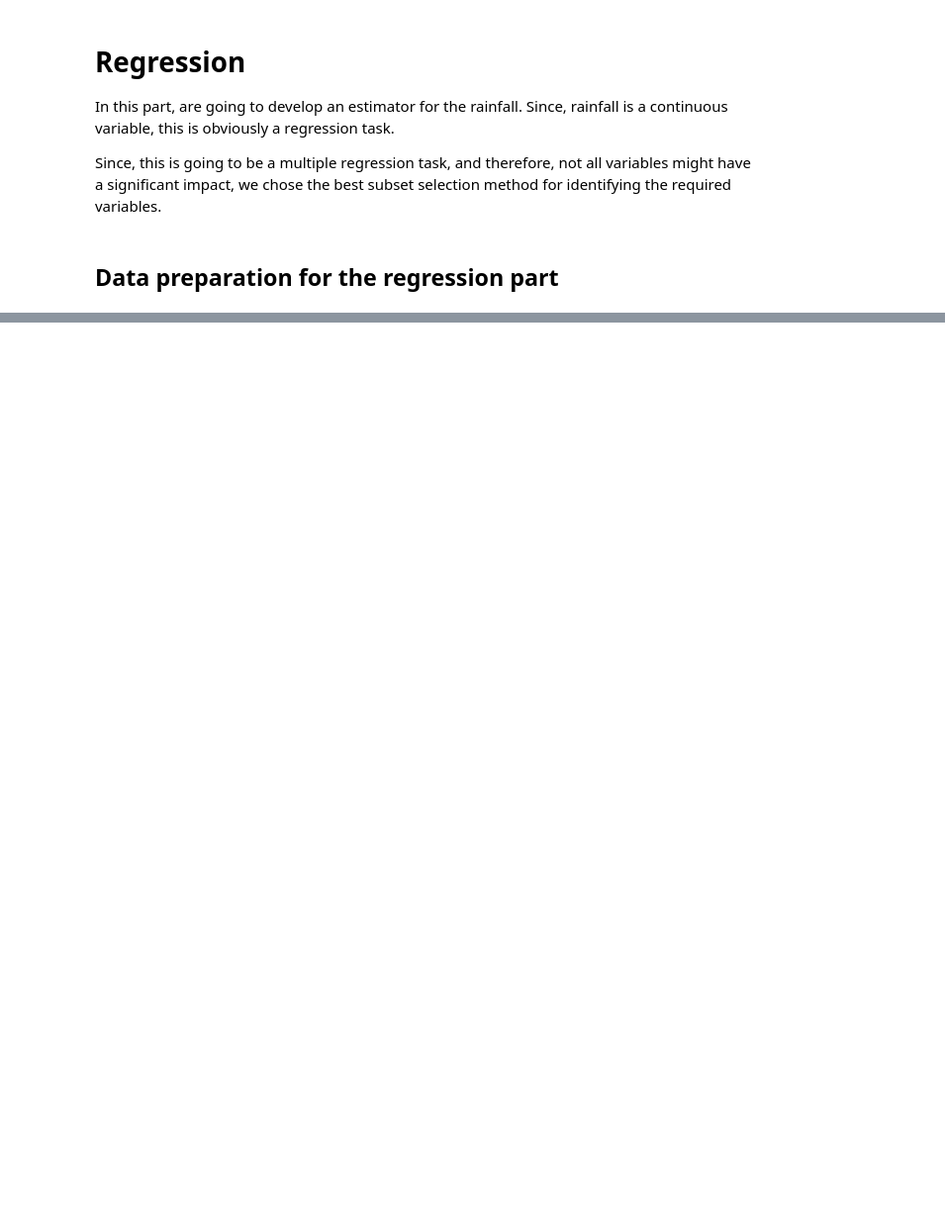
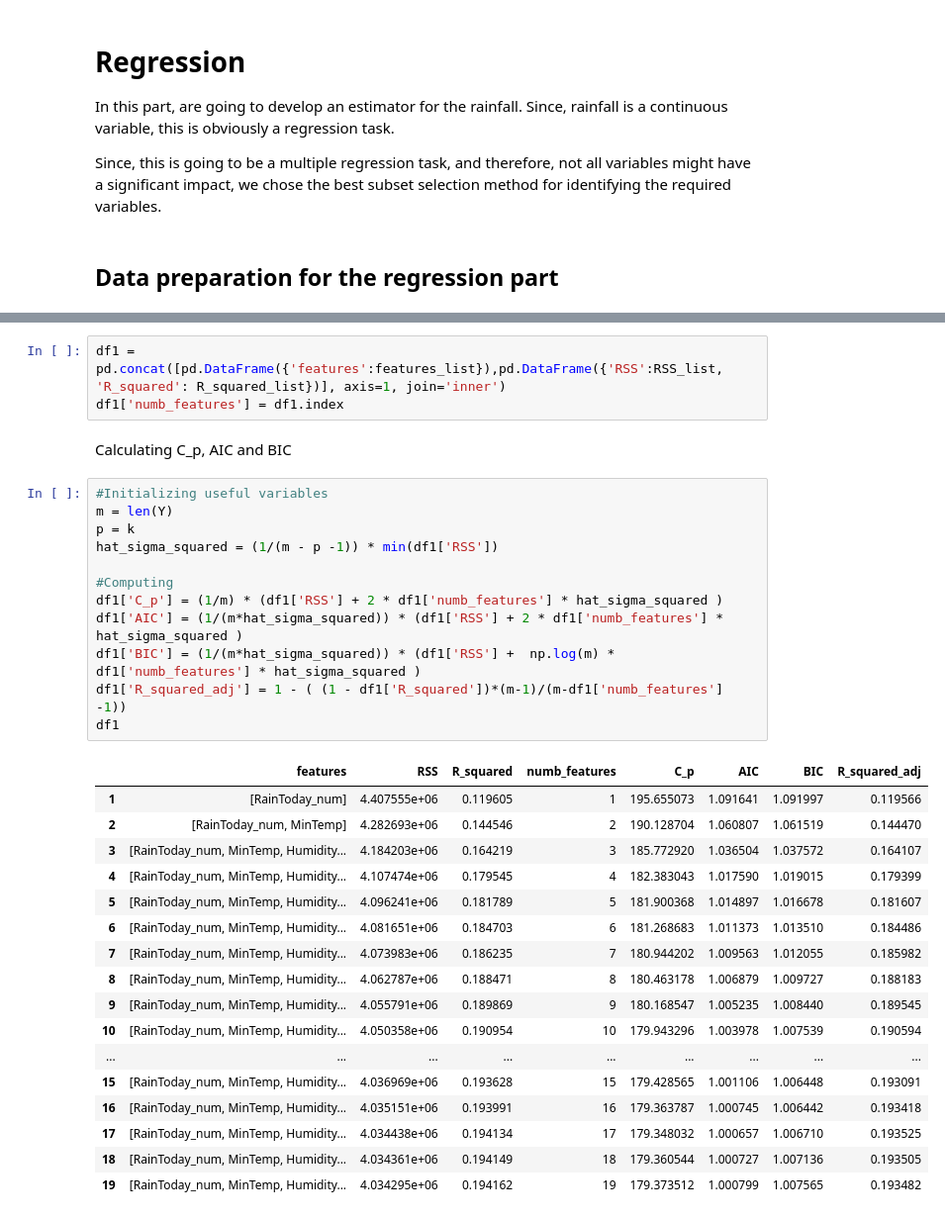
Before and after one commit to Stern1710/australia-weather-data, a Jupyter notebook: SPOD_Group7_Project.ipynb, the cells around one changed output, grey strips where cells are left out. Shown at 99% size. Drawn from its saved outputs; the diff is of its cells as text; blank space fills up the shorter version.

```diff
--- a/SPOD_Group7_Project.ipynb
+++ b/SPOD_Group7_Project.ipynb
@@ -381,0 +639,35 @@ Now, after the data is prepared for the regression part, we now start the subset
+# %%
+df1 = pd.concat([pd.DataFrame({'features':features_list}),pd.DataFrame({'RSS':RSS_list, 'R_squared': R_squared_list})], axis=1, join='inner')
+df1['numb_features'] = df1.index
+# %% [markdown]
+Calculating C\_p, AIC and BIC
+# %%
+#Initializing useful variables
+m = len(Y)
+p = k
+hat_sigma_squared = (1/(m - p -1)) * min(df1['RSS'])
+
+#Computing
+df1['C_p'] = (1/m) * (df1['RSS'] + 2 * df1['numb_features'] * hat_sigma_squared )
+df1['AIC'] = (1/(m*hat_sigma_squared)) * (df1['RSS'] + 2 * df1['numb_features'] * hat_sigma_squared )
+df1['BIC'] = (1/(m*hat_sigma_squared)) * (df1['RSS'] +  np.log(m) * df1['numb_features'] * hat_sigma_squared )
+df1['R_squared_adj'] = 1 - ( (1 - df1['R_squared'])*(m-1)/(m-df1['numb_features'] -1))
+df1
+# %% [output]
+|  | features | RSS | R_squared | numb_features | C_p | AIC | BIC | R_squared_adj |
+| 1 | [RainToday_num] | 4.407555e+06 | 0.119605 | 1 | 195.655073 | 1.091641 | 1.091997 | 0.119566 |
+| 2 | [RainToday_num, MinTemp] | 4.282693e+06 | 0.144546 | 2 | 190.128704 | 1.060807 | 1.061519 | 0.144470 |
+| 3 | [RainToday_num, MinTemp, Humidity... | 4.184203e+06 | 0.164219 | 3 | 185.772920 | 1.036504 | 1.037572 | 0.164107 |
+| 4 | [RainToday_num, MinTemp, Humidity... | 4.107474e+06 | 0.179545 | 4 | 182.383043 | 1.017590 | 1.019015 | 0.179399 |
+| 5 | [RainToday_num, MinTemp, Humidity... | 4.096241e+06 | 0.181789 | 5 | 181.900368 | 1.014897 | 1.016678 | 0.181607 |
+| 6 | [RainToday_num, MinTemp, Humidity... | 4.081651e+06 | 0.184703 | 6 | 181.268683 | 1.011373 | 1.013510 | 0.184486 |
+| 7 | [RainToday_num, MinTemp, Humidity... | 4.073983e+06 | 0.186235 | 7 | 180.944202 | 1.009563 | 1.012055 | 0.185982 |
+| 8 | [RainToday_num, MinTemp, Humidity... | 4.062787e+06 | 0.188471 | 8 | 180.463178 | 1.006879 | 1.009727 | 0.188183 |
+| 9 | [RainToday_num, MinTemp, Humidity... | 4.055791e+06 | 0.189869 | 9 | 180.168547 | 1.005235 | 1.008440 | 0.189545 |
+| 10 | [RainToday_num, MinTemp, Humidity... | 4.050358e+06 | 0.190954 | 10 | 179.943296 | 1.003978 | 1.007539 | 0.190594 |
+| ... | ... | ... | ... | ... | ... | ... | ... | ... |
+| 15 | [RainToday_num, MinTemp, Humidity... | 4.036969e+06 | 0.193628 | 15 | 179.428565 | 1.001106 | 1.006448 | 0.193091 |
+| 16 | [RainToday_num, MinTemp, Humidity... | 4.035151e+06 | 0.193991 | 16 | 179.363787 | 1.000745 | 1.006442 | 0.193418 |
+| 17 | [RainToday_num, MinTemp, Humidity... | 4.034438e+06 | 0.194134 | 17 | 179.348032 | 1.000657 | 1.006710 | 0.193525 |
+| 18 | [RainToday_num, MinTemp, Humidity... | 4.034361e+06 | 0.194149 | 18 | 179.360544 | 1.000727 | 1.007136 | 0.193505 |
+| 19 | [RainToday_num, MinTemp, Humidity... | 4.034295e+06 | 0.194162 | 19 | 179.373512 | 1.000799 | 1.007565 | 0.193482 |
```
Also changed, not shown: parts of 31 cells of this notebook.
